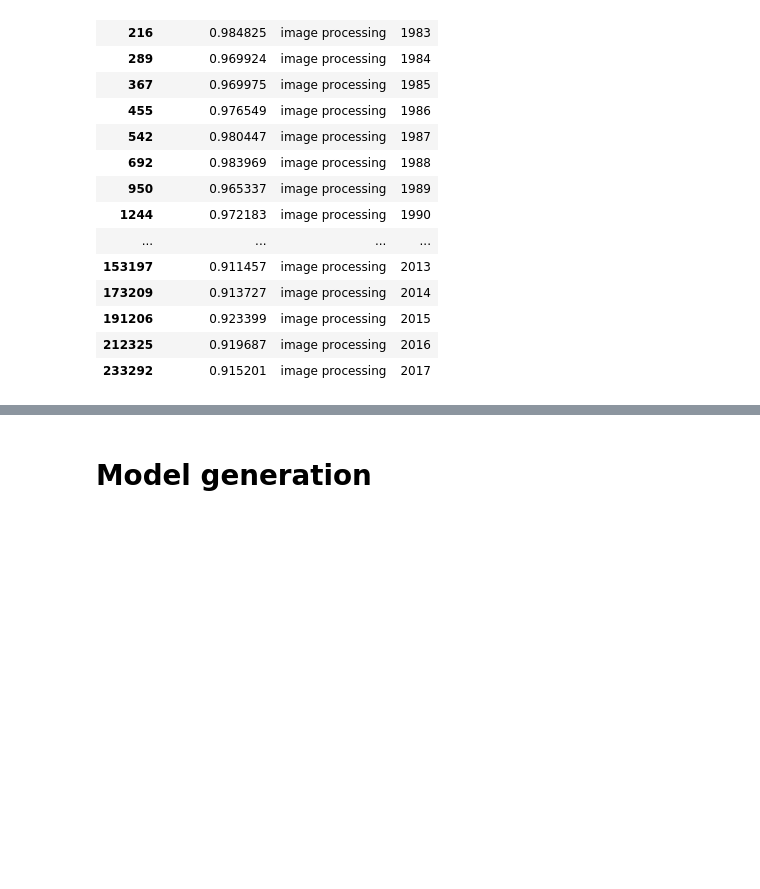
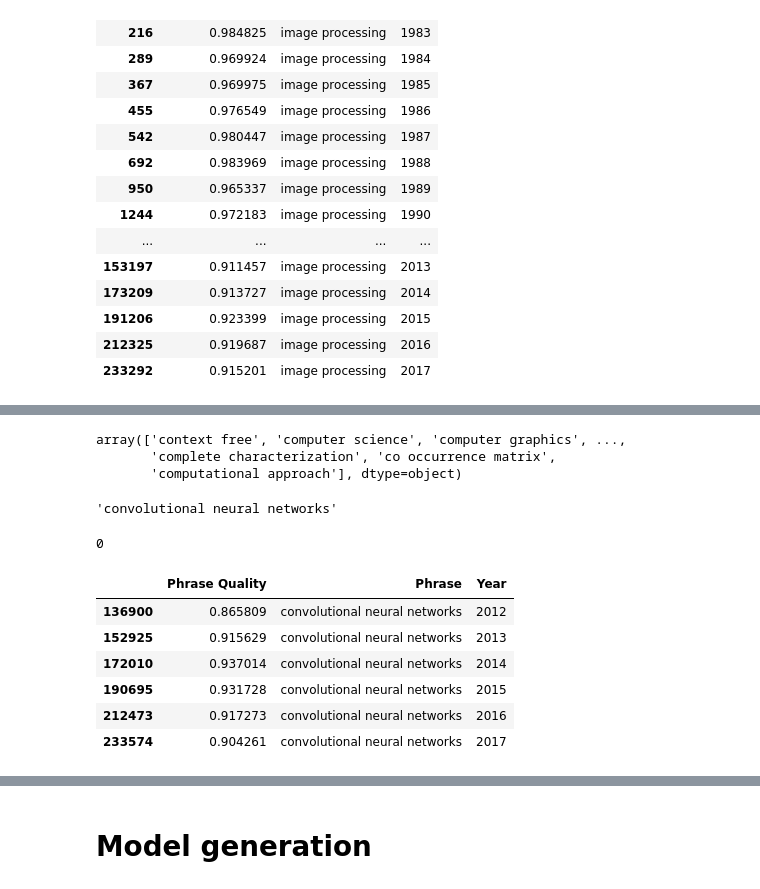
Before and after one commit to jamesjaeyu/autophrase_over_time, a Jupyter notebook: notebooks/model_generation_James.ipynb, the cells around one changed output, grey strips where cells are left out. Drawn from its saved outputs; the diff is of its cells as text; code cells hidden in the pictures; blank space fills up the shorter version.

```diff
--- a/notebooks/model_generation_James.ipynb
+++ b/notebooks/model_generation_James.ipynb
@@ -124,0 +183,7 @@ data = {}
+# %%
+unique_phrases = uby[valid_ix]['Phrase'].unique()
+unique_phrases
+# %% [output]
+array(['context free', 'computer science', 'computer graphics', ...,
+       'complete characterization', 'co occurrence matrix',
+       'computational approach'], dtype=object)
@@ -124,0 +198,18 @@ data = {}
+# %%
+candidate
+# %% [output]
+'convolutional neural networks'
+# %%
+dist
+# %% [output]
+0
+# %%
+uby[uby['Phrase'] == 'convolutional neural networks']
+# %% [output]
+|  | Phrase Quality | Phrase | Year |
+| 136900 | 0.865809 | convolutional neural networks | 2012 |
+| 152925 | 0.915629 | convolutional neural networks | 2013 |
+| 172010 | 0.937014 | convolutional neural networks | 2014 |
+| 190695 | 0.931728 | convolutional neural networks | 2015 |
+| 212473 | 0.917273 | convolutional neural networks | 2016 |
+| 233574 | 0.904261 | convolutional neural networks | 2017 |
```
Also changed, not shown: parts of 16 cells of this notebook, 2 other files.
